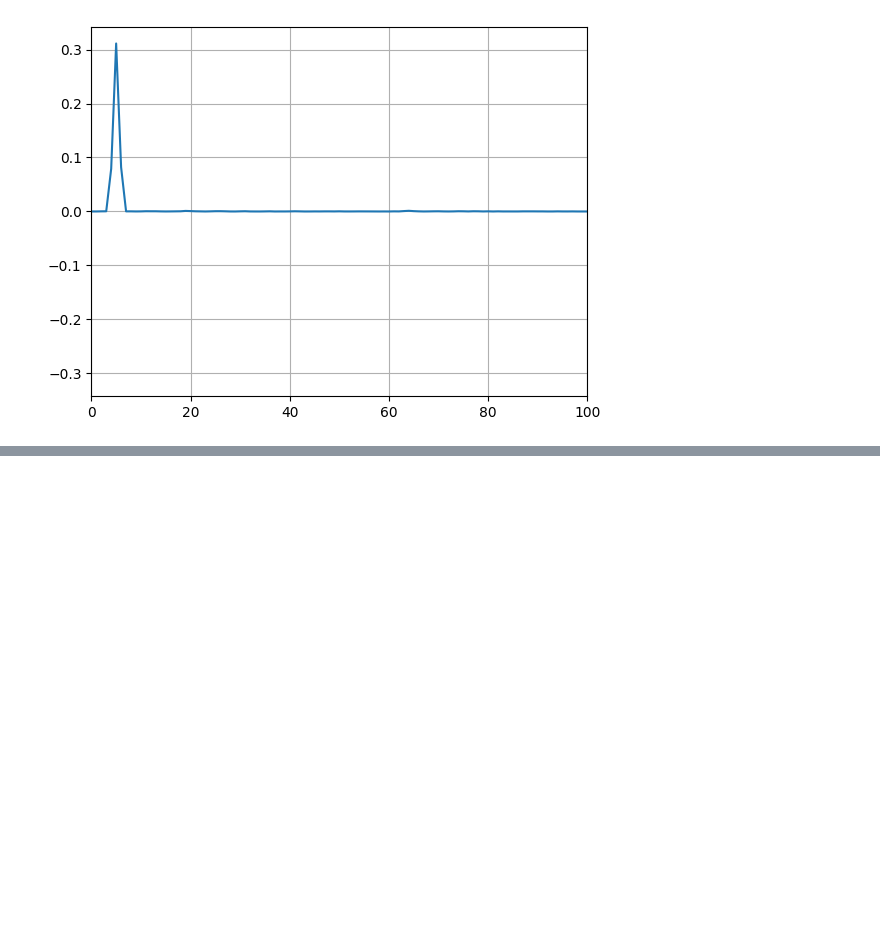
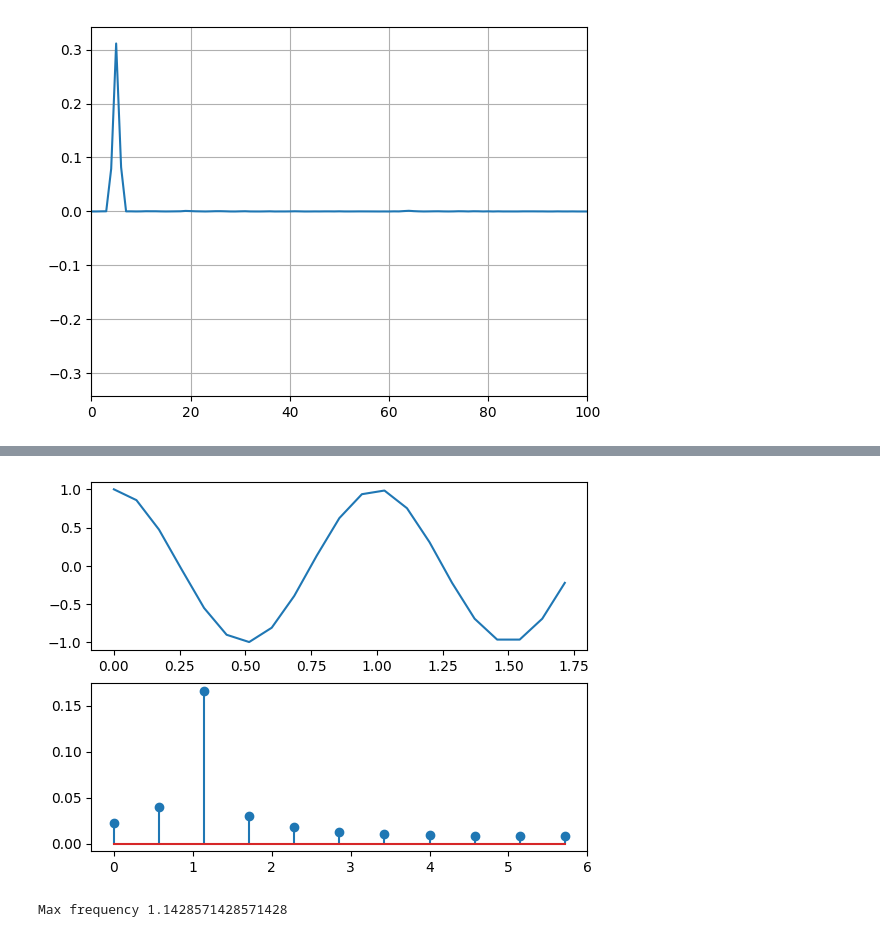
Before and after one commit to jorgensd/GearVibrationWorkshop, a Jupyter notebook: discrete_fourier_transform.ipynb, the cells around one changed output, grey strips where cells are left out. Cells and saved outputs as stored; diff of their text form; code cells hidden in the pictures; blank space fills up the shorter version.

```diff
--- a/discrete_fourier_transform.ipynb
+++ b/discrete_fourier_transform.ipynb
@@ -247,0 +274,12 @@ plt.grid()
+# %%
+signal, transform = FFT(1.8, 12)
+plt.figure()
+plt.subplot(211)
+plt.plot(signal[0], signal[1])
+plt.subplot(212)
+plt.stem(transform[0], np.abs(transform[1])/int(60))
+plt.show()
+print(f"Max frequency {transform[0][np.argmax(np.abs(transform[1]))]}")
+# %% [output]
+[figure, added]
+Max frequency 1.1428571428571428
```
Also changed, not shown: parts of 10 cells of this notebook, 1 other file.
